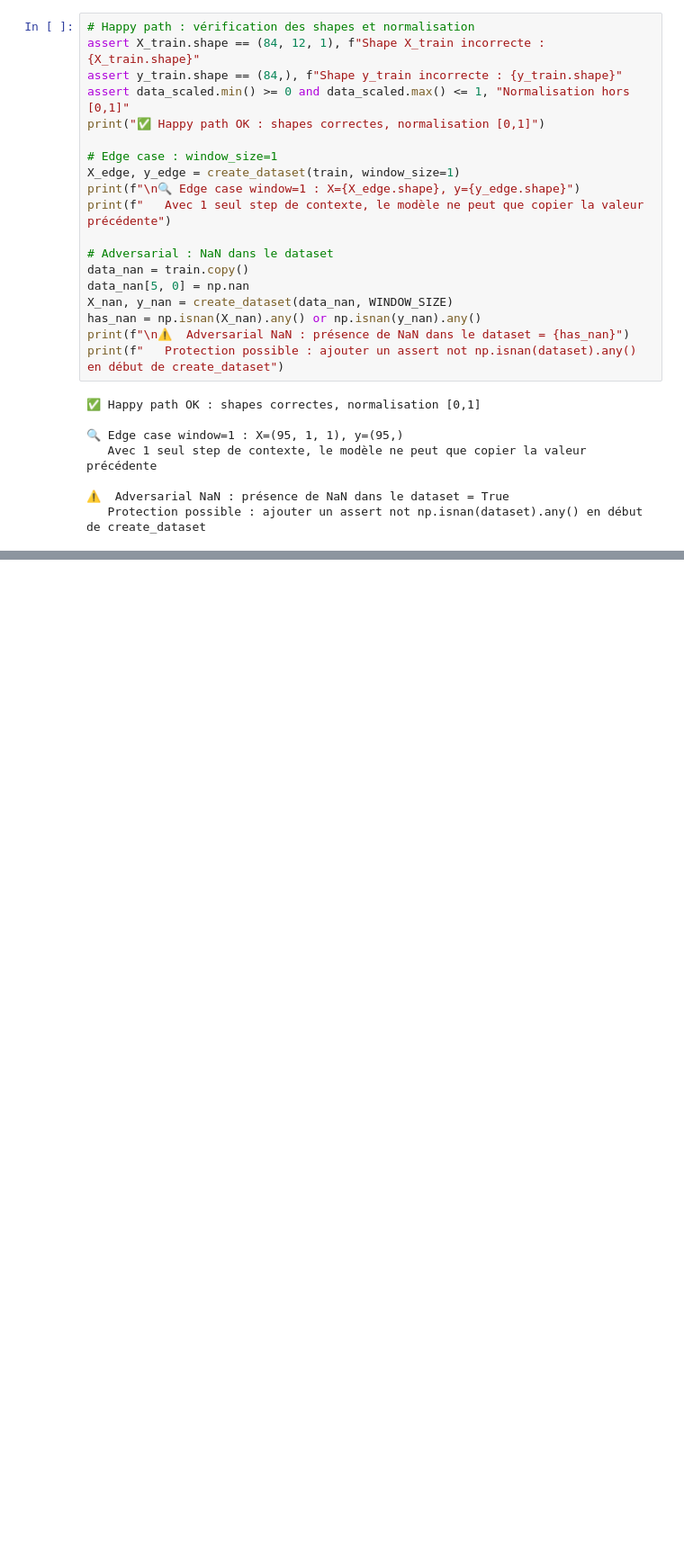
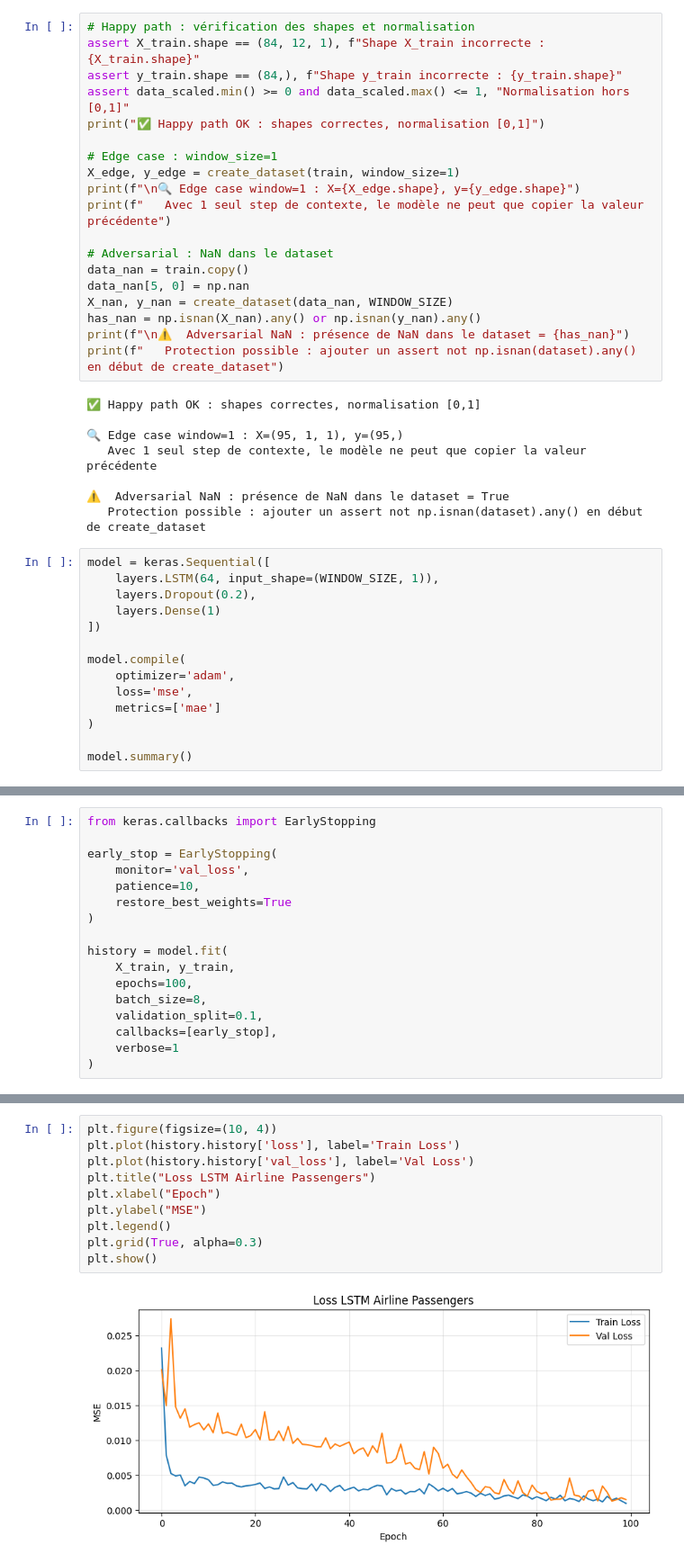
Before and after one commit to ShinoTetsuny/LSTMvsGru, a Jupyter notebook: LSTMvsGRU.ipynb, the cells around one changed output, grey strips where cells are left out. Shown at 90% size. Cells and saved outputs as stored; diff of their text form; blank space fills up the shorter version.

Commit message:
feat: phase2 lstm airline passengers training

```diff
--- a/LSTMvsGRU.ipynb
+++ b/LSTMvsGRU.ipynb
@@ -120,3 +120,17 @@ print(f"   Protection possible : ajouter un assert not np.isnan(dataset).any() e
 
 ⚠️  Adversarial NaN : présence de NaN dans le dataset = True
    Protection possible : ajouter un assert not np.isnan(dataset).any() en début de create_dataset
+# %%
+model = keras.Sequential([
+    layers.LSTM(64, input_shape=(WINDOW_SIZE, 1)),
+    layers.Dropout(0.2),
+    layers.Dense(1)
+])
+
+model.compile(
+    optimizer='adam',
+    loss='mse',
+    metrics=['mae']
+)
+
+model.summary()
@@ -122,0 +151,17 @@ print(f"   Protection possible : ajouter un assert not np.isnan(dataset).any() e
+# %%
+from keras.callbacks import EarlyStopping
+
+early_stop = EarlyStopping(
+    monitor='val_loss',
+    patience=10,
+    restore_best_weights=True
+)
+
+history = model.fit(
+    X_train, y_train,
+    epochs=100,
+    batch_size=8,
+    validation_split=0.1,
+    callbacks=[early_stop],
+    verbose=1
+)
@@ -122,0 +186,12 @@ print(f"   Protection possible : ajouter un assert not np.isnan(dataset).any() e
+# %%
+plt.figure(figsize=(10, 4))
+plt.plot(history.history['loss'], label='Train Loss')
+plt.plot(history.history['val_loss'], label='Val Loss')
+plt.title("Loss LSTM Airline Passengers")
+plt.xlabel("Epoch")
+plt.ylabel("MSE")
+plt.legend()
+plt.grid(True, alpha=0.3)
+plt.show()
+# %% [output]
+[figure, added]
```
Also changed, not shown: parts of 5 cells of this notebook, 1 other file.
